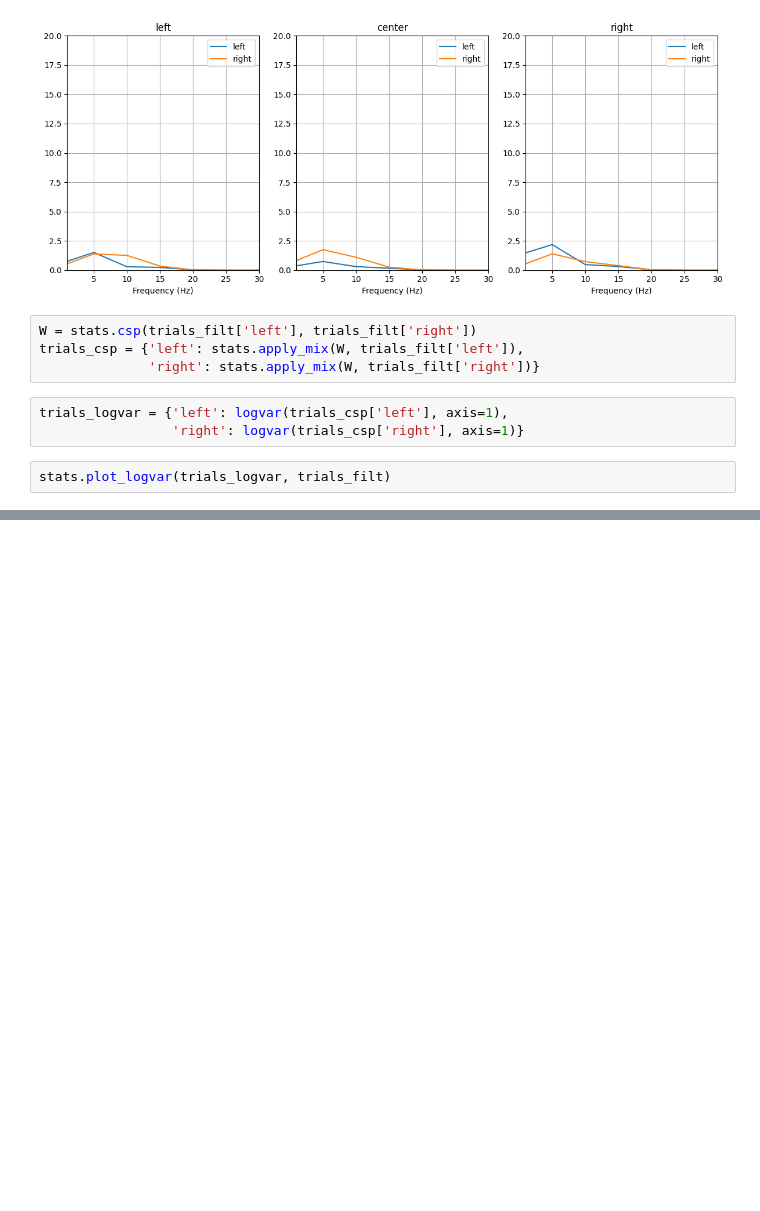
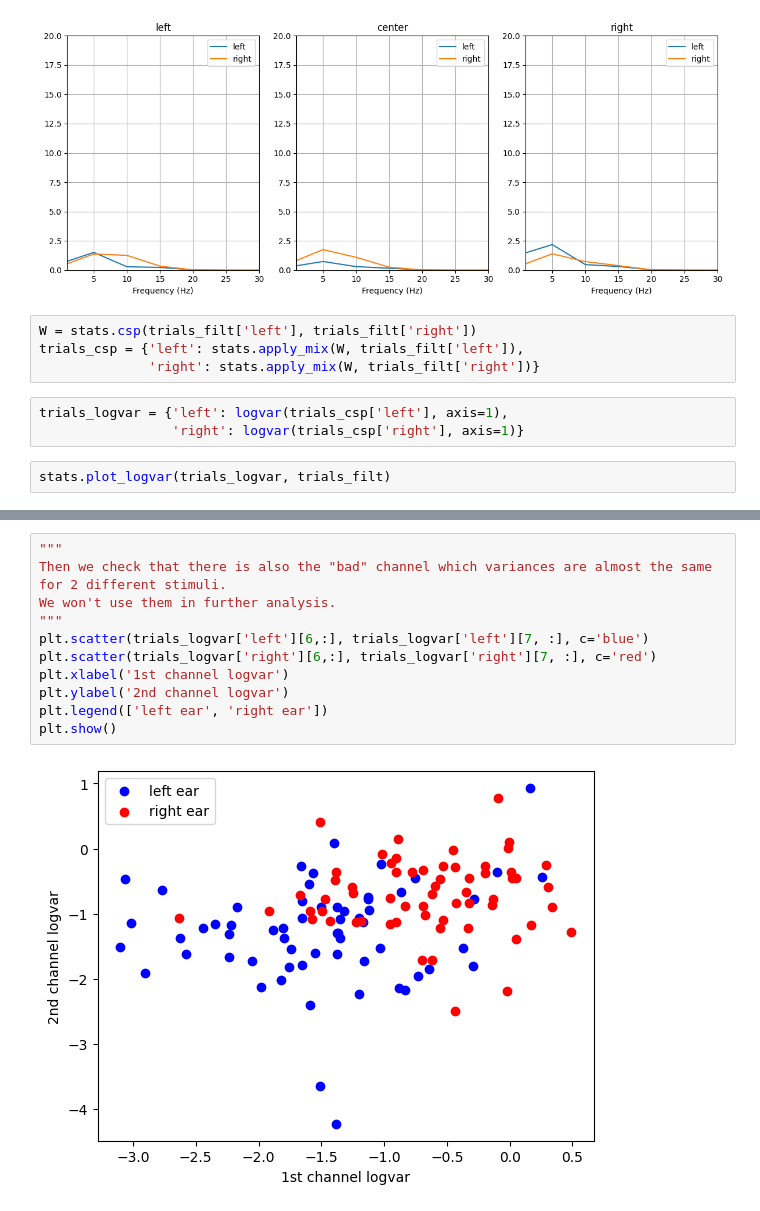
Before and after one commit to deltaC/EEG_Event_Classification, a Jupyter notebook: statistics_research.ipynb, the cells around one changed output, grey strips where cells are left out. Cells and saved outputs as stored; diff of their text form; blank space fills up the shorter version.

Commit message:
LDA and end of the statistical analysis

```diff
--- a/statistics_research.ipynb
+++ b/statistics_research.ipynb
@@ -277,0 +294,13 @@ stats.plot_logvar(trials_logvar, trials_filt)
+# %%
+"""
+Then we check that there is also the "bad" channel which variances are almost the same for 2 different stimuli.
+We won't use them in further analysis.
+"""
+plt.scatter(trials_logvar['left'][6,:], trials_logvar['left'][7, :], c='blue')
+plt.scatter(trials_logvar['right'][6,:], trials_logvar['right'][7, :], c='red')
+plt.xlabel('1st channel logvar')
+plt.ylabel('2nd channel logvar')
+plt.legend(['left ear', 'right ear'])
+plt.show()
+# %% [output]
+[figure, added]
```
Also changed, not shown: parts of 11 cells of this notebook.
